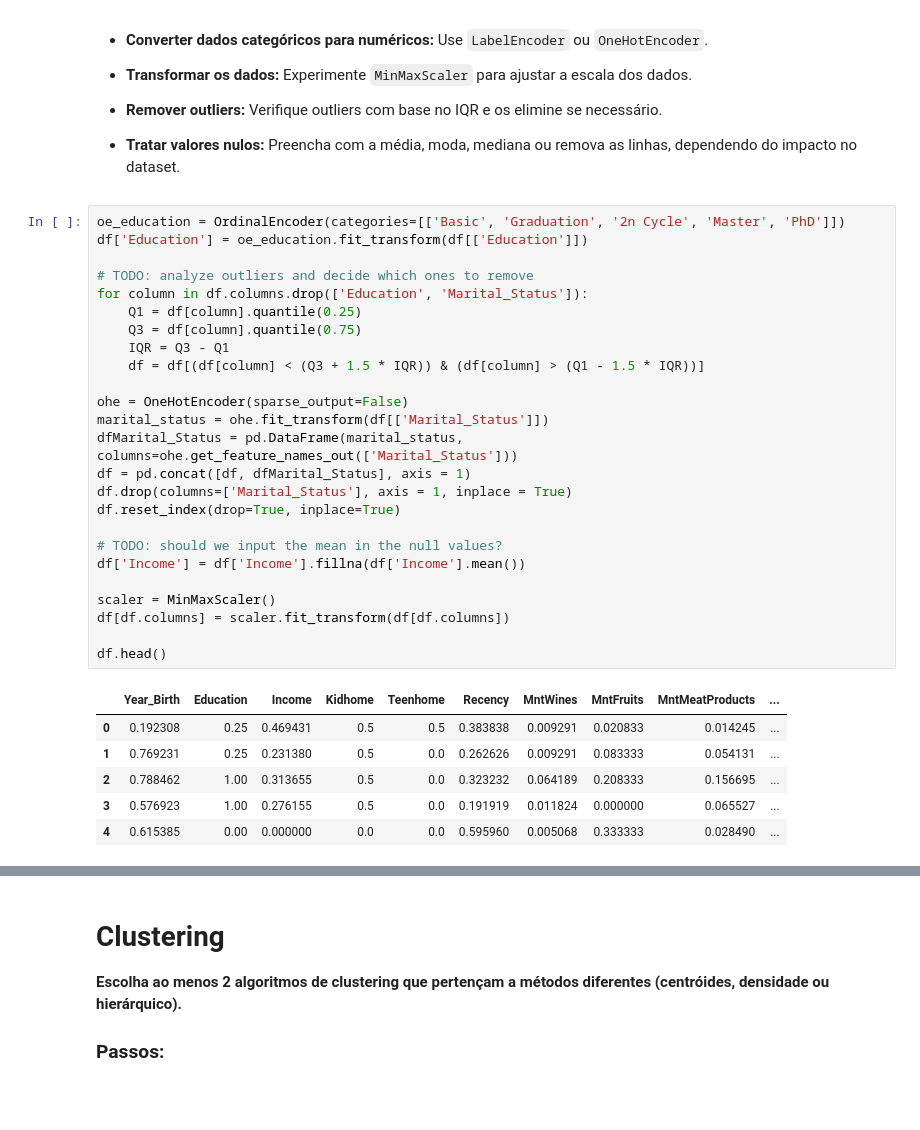
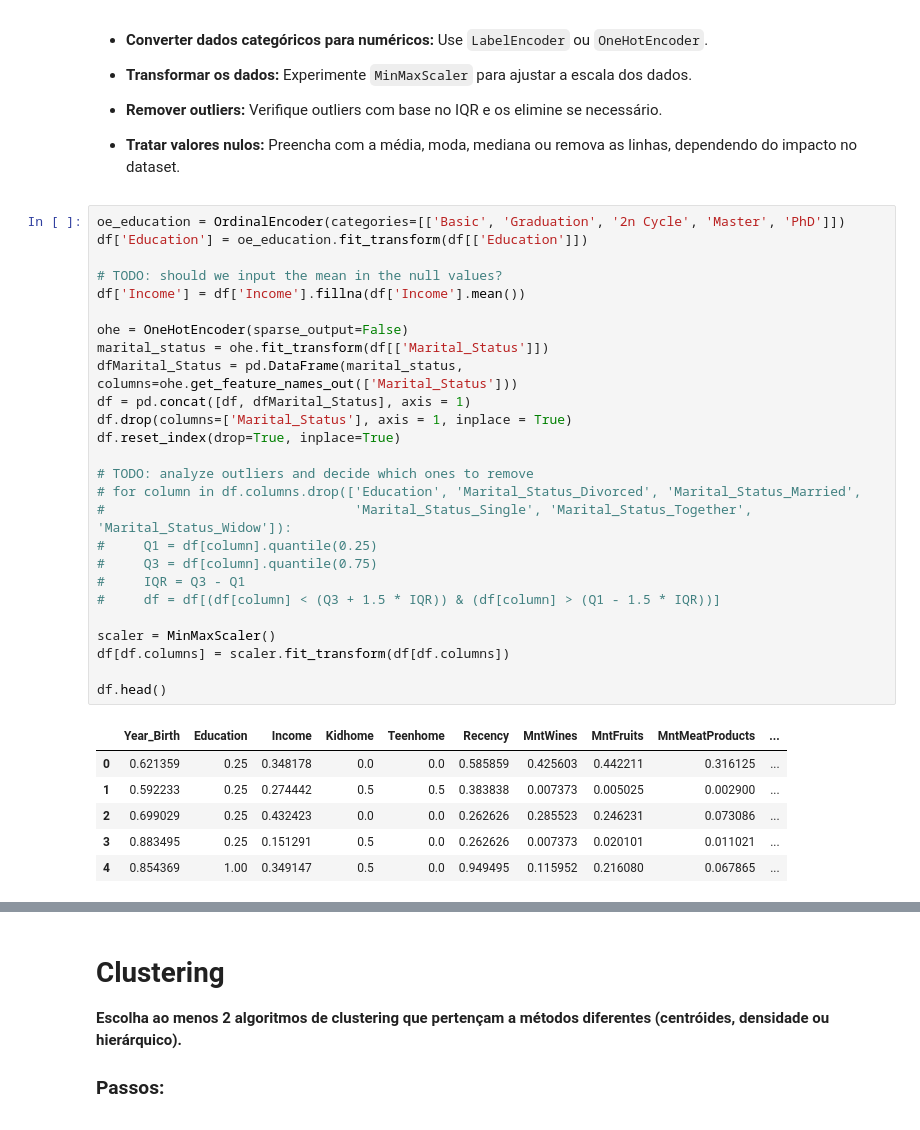
Before and after one commit to Mr-Barros/ENG4502, a Jupyter notebook: Assignment5/Clustering_Notebook-24-2.ipynb, the cells around one changed output, grey strips where cells are left out. Drawn from its saved outputs; the diff is of its cells as text.

```diff
--- a/Assignment5/Clustering_Notebook-24-2.ipynb
+++ b/Assignment5/Clustering_Notebook-24-2.ipynb
@@ -101,35 +101,36 @@ Aplique as técnicas de pré-processamento que vimos em aula no dataset fornecid
 # %%
 oe_education = OrdinalEncoder(categories=[['Basic', 'Graduation', '2n Cycle', 'Master', 'PhD']])
 df['Education'] = oe_education.fit_transform(df[['Education']])
 
-# TODO: analyze outliers and decide which ones to remove
-for column in df.columns.drop(['Education', 'Marital_Status']):
-    Q1 = df[column].quantile(0.25)
-    Q3 = df[column].quantile(0.75)
-    IQR = Q3 - Q1
-    df = df[(df[column] < (Q3 + 1.5 * IQR)) & (df[column] > (Q1 - 1.5 * IQR))]
+# TODO: should we input the mean in the null values?
+df['Income'] = df['Income'].fillna(df['Income'].mean())
 
 ohe = OneHotEncoder(sparse_output=False)
 marital_status = ohe.fit_transform(df[['Marital_Status']])
 dfMarital_Status = pd.DataFrame(marital_status, columns=ohe.get_feature_names_out(['Marital_Status']))
 df = pd.concat([df, dfMarital_Status], axis = 1)
 df.drop(columns=['Marital_Status'], axis = 1, inplace = True)
 df.reset_index(drop=True, inplace=True)
 
-# TODO: should we input the mean in the null values?
-df['Income'] = df['Income'].fillna(df['Income'].mean())
+# TODO: analyze outliers and decide which ones to remove
+# for column in df.columns.drop(['Education', 'Marital_Status_Divorced', 'Marital_Status_Married',
+#                                'Marital_Status_Single', 'Marital_Status_Together', 'Marital_Status_Widow']):
+#     Q1 = df[column].quantile(0.25)
+#     Q3 = df[column].quantile(0.75)
+#     IQR = Q3 - Q1
+#     df = df[(df[column] < (Q3 + 1.5 * IQR)) & (df[column] > (Q1 - 1.5 * IQR))]
 
 scaler = MinMaxScaler()
 df[df.columns] = scaler.fit_transform(df[df.columns])
 
 df.head()
 # %% [output]
 |  | Year_Birth | Education | Income | Kidhome | Teenhome | Recency | MntWines | MntFruits | MntMeatProducts | ... |
-| 0 | 0.192308 | 0.25 | 0.469431 | 0.5 | 0.5 | 0.383838 | 0.009291 | 0.020833 | 0.014245 | ... |
-| 1 | 0.769231 | 0.25 | 0.231380 | 0.5 | 0.0 | 0.262626 | 0.009291 | 0.083333 | 0.054131 | ... |
-| 2 | 0.788462 | 1.00 | 0.313655 | 0.5 | 0.0 | 0.323232 | 0.064189 | 0.208333 | 0.156695 | ... |
-| 3 | 0.576923 | 1.00 | 0.276155 | 0.5 | 0.0 | 0.191919 | 0.011824 | 0.000000 | 0.065527 | ... |
-| 4 | 0.615385 | 0.00 | 0.000000 | 0.0 | 0.0 | 0.595960 | 0.005068 | 0.333333 | 0.028490 | ... |
+| 0 | 0.621359 | 0.25 | 0.348178 | 0.0 | 0.0 | 0.585859 | 0.425603 | 0.442211 | 0.316125 | ... |
+| 1 | 0.592233 | 0.25 | 0.274442 | 0.5 | 0.5 | 0.383838 | 0.007373 | 0.005025 | 0.002900 | ... |
+| 2 | 0.699029 | 0.25 | 0.432423 | 0.0 | 0.0 | 0.262626 | 0.285523 | 0.246231 | 0.073086 | ... |
+| 3 | 0.883495 | 0.25 | 0.151291 | 0.5 | 0.0 | 0.262626 | 0.007373 | 0.020101 | 0.011021 | ... |
+| 4 | 0.854369 | 1.00 | 0.349147 | 0.5 | 0.0 | 0.949495 | 0.115952 | 0.216080 | 0.067865 | ... |
 # %%
 df.count()
 # %% [output]
```
Also changed, not shown: parts of 7 cells of this notebook.
